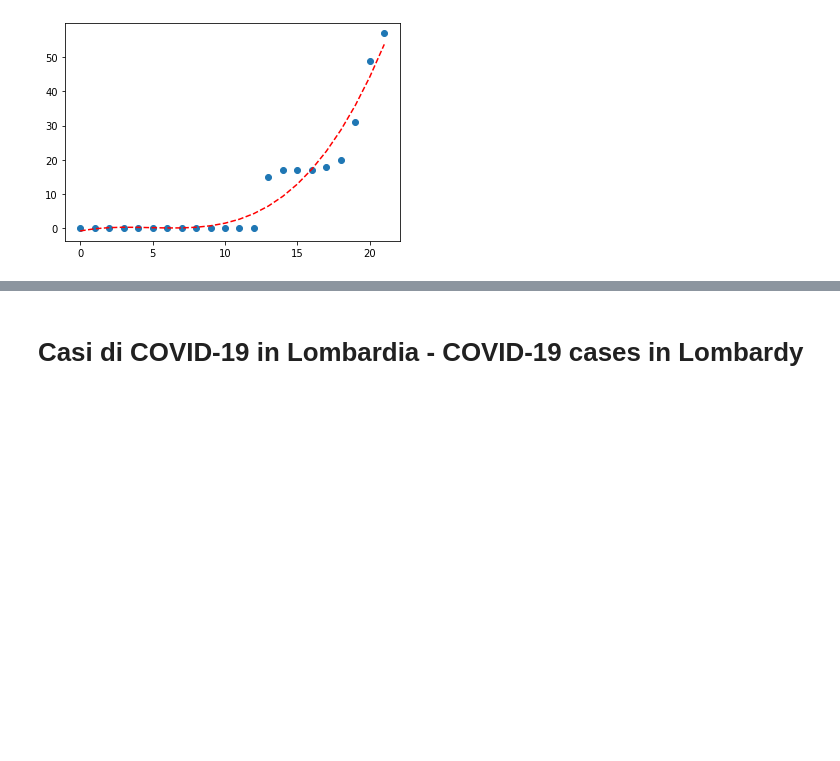
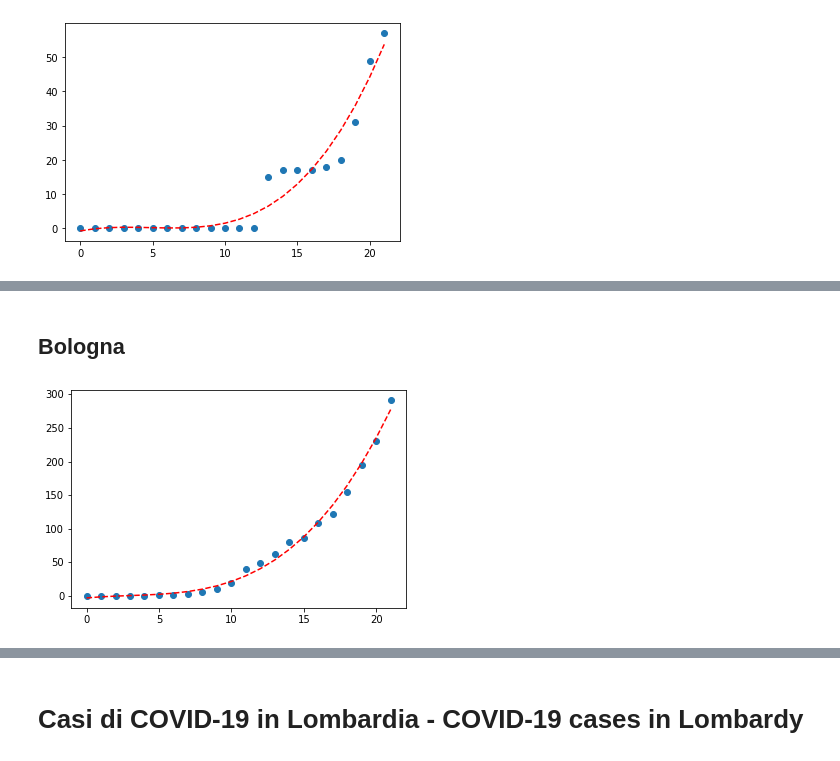
Before and after one commit to mircozanchi/COVID-19, a Jupyter notebook: notebooks/Province.ipynb, the cells around one changed output, grey strips where cells are left out. Saved outputs shown, nothing was run; the diff lists cells and outputs as text; code cells hidden in the pictures; blank space fills up the shorter version.

```diff
--- a/notebooks/Province.ipynb
+++ b/notebooks/Province.ipynb
@@ -176,0 +183,6 @@ calculate_and_create_chart_for_province(START_DATE, 'Salerno')
+# %% [markdown]
+## Bologna
+# %%
+calculate_and_create_chart_for_province(START_DATE, 'Bologna')
+# %% [output]
+[figure, added]
```
Also changed, not shown: parts of 63 cells of this notebook.
